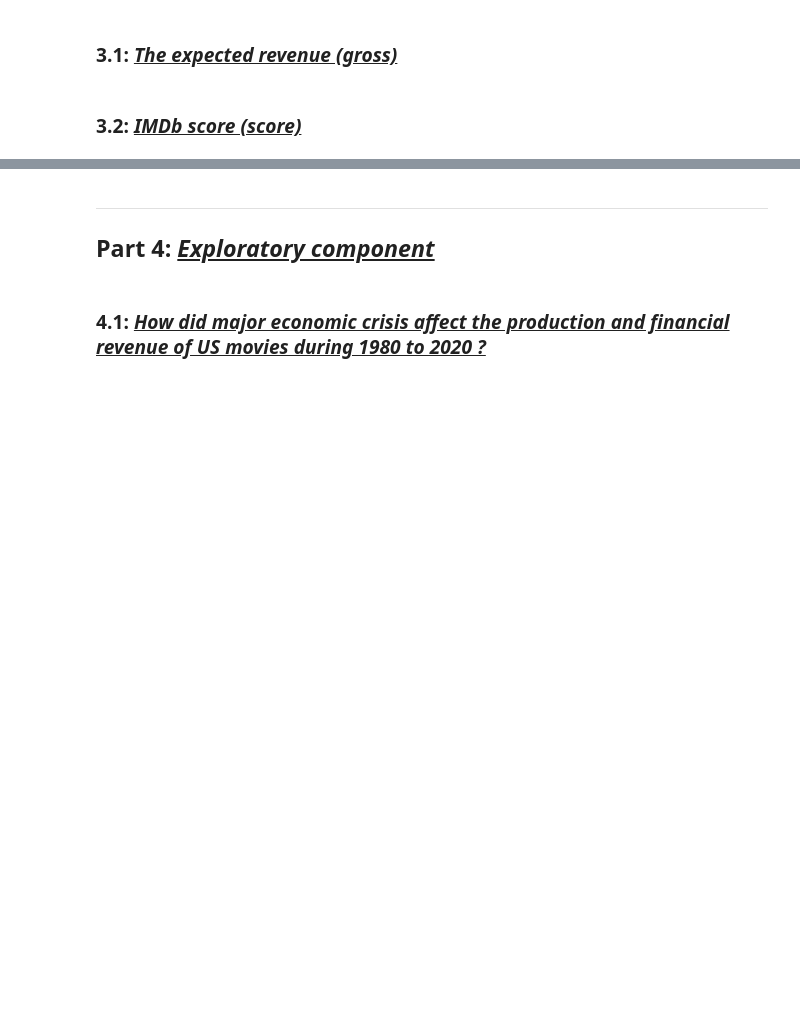
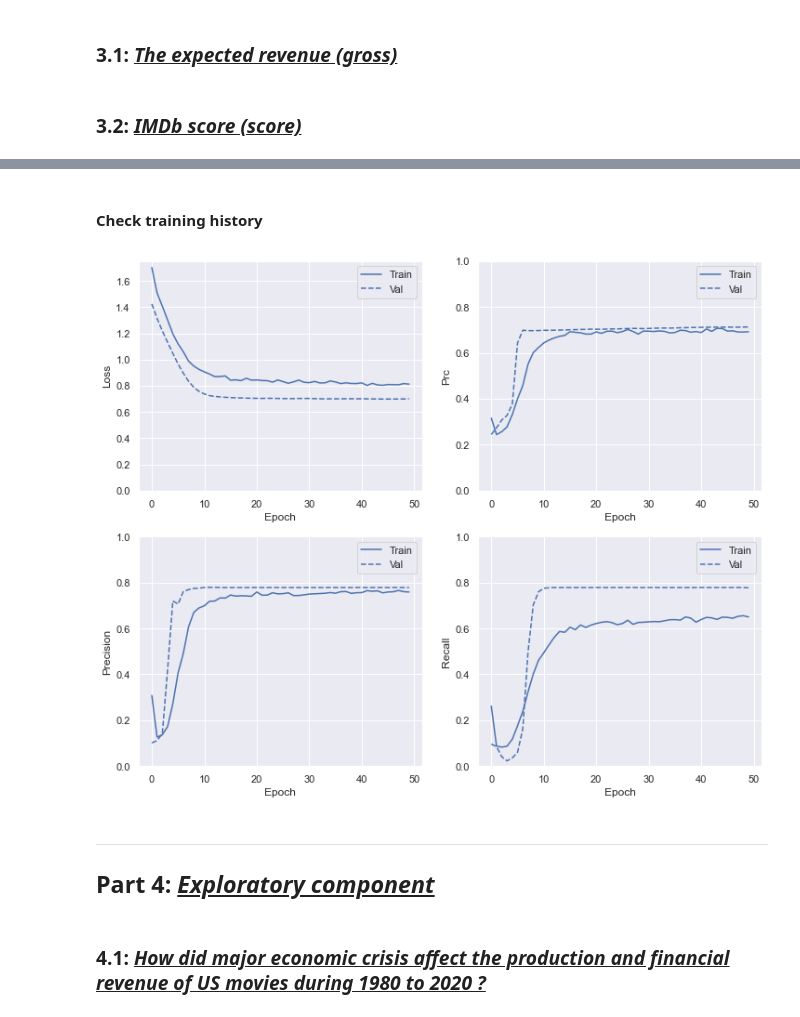
Before and after one commit to hanlululu/42577-BA-project-, a Jupyter notebook: Project_imbd-1.ipynb, the cells around one changed output, grey strips where cells are left out. Saved outputs shown, nothing was run; the diff lists cells and outputs as text; code cells hidden in the pictures; blank space fills up the shorter version.

```diff
--- a/Project_imbd-1.ipynb
+++ b/Project_imbd-1.ipynb
@@ -495,0 +306,10 @@ Mean cross-validated RMSE: 1.06
+# %%
+EPOCHS = 50
+BATCH_SIZE = 128
+
+early_stopping = tf.keras.callbacks.EarlyStopping(
+    monitor='val_prc',
+    verbose=1,
+    patience=10,
+    mode='max',
+    restore_best_weights=True)
@@ -495,0 +345,3 @@ Mean cross-validated RMSE: 1.06
+# %%
+initial_weights = os.path.join(tempfile.mkdtemp(), 'initial_weights')
+model.save_weights(initial_weights)
@@ -495,0 +350,10 @@ Mean cross-validated RMSE: 1.06
+# %%
+model = make_model()
+model.load_weights(initial_weights)
+baseline_history = model.fit(
+    X_train,
+    train_labels,
+    batch_size=BATCH_SIZE,
+    epochs=EPOCHS,
+    callbacks=[early_stopping],
+    validation_data=(X_val, val_labels))
@@ -496,3 +378,28 @@ Mean cross-validated RMSE: 1.06
+# %% [markdown]
+#### Check training history
+# %%
+def plot_metrics(history):
+  metrics = ['loss', 'prc', 'precision', 'recall']
+  for n, metric in enumerate(metrics):
+    name = metric.replace("_"," ").capitalize()
+    plt.subplot(2,2,n+1)
+    plt.plot(history.epoch, history.history[metric], color=colors[0], label='Train')
+    plt.plot(history.epoch, history.history['val_'+metric],
+             color=colors[0], linestyle="--", label='Val')
+    plt.xlabel('Epoch')
+    plt.ylabel(name)
+    if metric == 'loss':
+      plt.ylim([0, plt.ylim()[1]])
+    elif metric == 'auc':
+      plt.ylim([0.8,1])
+    else:
+      plt.ylim([0,1])
+
+    plt.legend()
+# %%
+plot_metrics(baseline_history)
+# %% [output]
+[figure, added]
 # %% [markdown]
 ---
 <a id='explore'></a>
```
Also changed, not shown: parts of 64 cells of this notebook, 1 other file.
